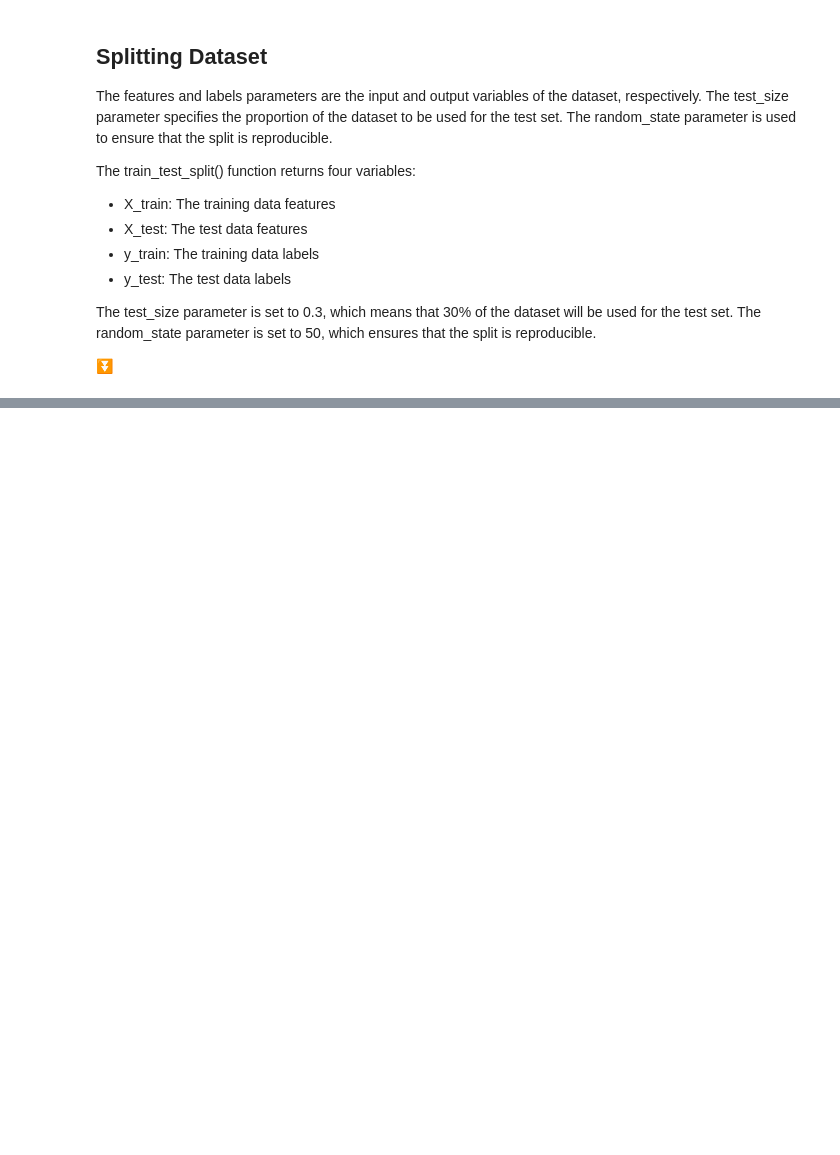
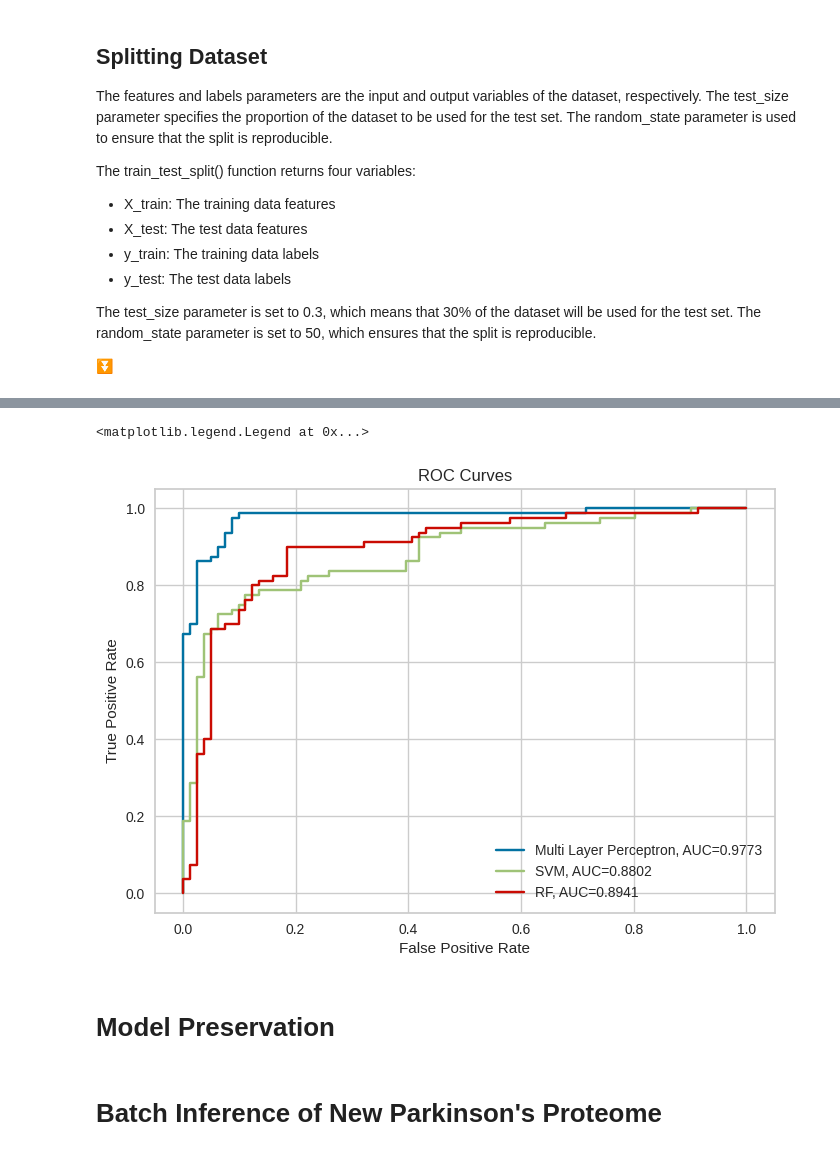
Before and after one commit to aysanraza/parkinson-explorer, a Jupyter notebook: parkinson_explorer.ipynb, the cells around one changed output, grey strips where cells are left out. Drawn from its saved outputs; the diff is of its cells as text; code cells hidden in the pictures; blank space fills up the shorter version.

```diff
--- a/parkinson_explorer.ipynb
+++ b/parkinson_explorer.ipynb
@@ -146,0 +205,39 @@ X_train, X_test, y_train, y_test = train_test_split(features, labels, test_size=
+# %%
+# ROC Curve
+
+model = MLPClassifier()
+model_x1 = SVC(gamma='auto', probability=True)
+model_x2 = RandomForestClassifier(max_depth=2, random_state=0)
+
+model.fit(X_train, y_train)
+
+model_x1.fit(X_train, y_train)
+
+model_x2.fit(X_train, y_train)
+
+plt.figure(0).clf()
+
+y_pred = model.predict_proba(X_test)[:, 1]
+fpr, tpr, _ = metrics.roc_curve(y_test, y_pred)
+auc = round(metrics.roc_auc_score(y_test, y_pred), 4)
+plt.plot(fpr,tpr,label="Multi Layer Perceptron, AUC="+str(auc))
+
+y_pred = model_x1.predict_proba(X_test)[:, 1]
+fpr, tpr, _ = metrics.roc_curve(y_test, y_pred)
+auc = round(metrics.roc_auc_score(y_test, y_pred), 4)
+plt.plot(fpr,tpr,label="SVM, AUC="+str(auc))
+
+y_pred = model_x2.predict_proba(X_test)[:, 1]
+fpr, tpr, _ = metrics.roc_curve(y_test, y_pred)
+auc = round(metrics.roc_auc_score(y_test, y_pred), 4)
+plt.plot(fpr,tpr,label="RF, AUC="+str(auc))
+
+plt.title("ROC Curves", loc = 'Center')
+plt.xlabel("False Positive Rate")
+plt.ylabel("True Positive Rate")
+plt.legend()
+# %% [output]
+<matplotlib.legend.Legend at 0x...>
+[figure, added]
+# %% [markdown]
+# Model Preservation
@@ -146,0 +246,2 @@ X_train, X_test, y_train, y_test = train_test_split(features, labels, test_size=
+# %% [markdown]
+# Batch Inference of New Parkinson's Proteome
```
Also changed, not shown: parts of 11 cells of this notebook.
